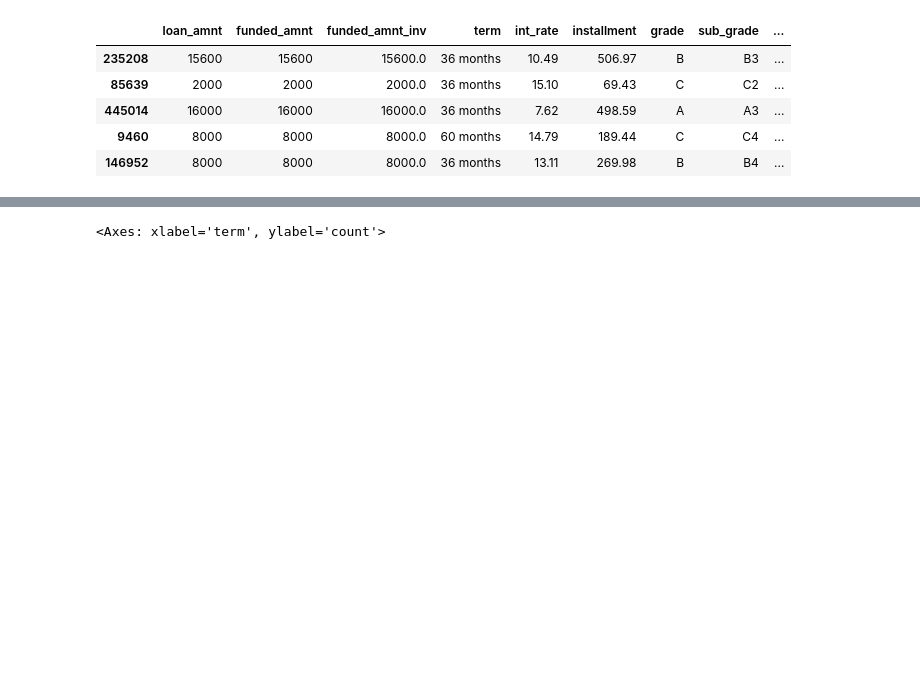
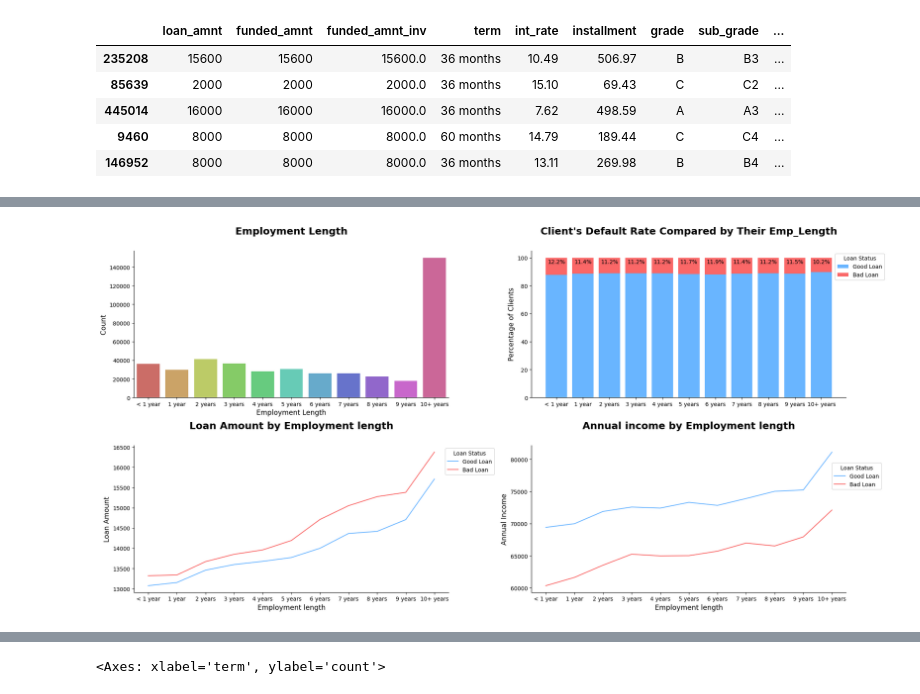
Before and after one commit to azaryasph/IDX-Partners-Project-Based-Internship-Prediction-Model, a Jupyter notebook: notebooks/Prediction Model.ipynb, the cells around one changed output, grey strips where cells are left out. Saved outputs shown, nothing was run; the diff lists cells and outputs as text; code cells hidden in the pictures; blank space fills up the shorter version.

Commit message:
chore: complete emplentgh eda without insight and recommendation

```diff
--- a/notebooks/Prediction Model.ipynb
+++ b/notebooks/Prediction Model.ipynb
@@ -468,0 +509,44 @@ dfloan.sample(5)
+# %%
+# Set the figure size
+plt.figure(figsize=(20, 10))
+
+# Define the order
+length_order = ['< 1 year', '1 year', '2 years', '3 years', '4 years', '5 years', '6 years', '7 years', '8 years', '9 years', '10+ years']
+
+# Convert the 'emp_length' column to a categorical type with the specified order
+dfloan['emp_length'] = pd.Categorical(dfloan['emp_length'], categories=length_order, ordered=True)
+
+plt.subplot(2, 2, 1)
+order_emp = dfloan.emp_length.value_counts().index
+sns.countplot(x='emp_length', data=dfloan, order=length_order, palette='hls')
+plt.title('Employment Length', fontsize=18, fontweight='bold', y=1.09)
+plt.xlabel('Employment Length', fontsize=12.5)
+plt.ylabel('Count', fontsize=12.5)
+
+
+plt.subplot(2, 2, 2)
+create_stacked_barchart(dfloan, 'emp_length', 'loan_status', length_order, target_colors, bbox_to_anchor=(1.13, 1))
+
+
+# Set the figure size
+plt.subplot(2, 2, 3)
+# Now you can plot without the 'order' argument
+sns.lineplot(x='emp_length', y='loan_amnt', data=dfloan, palette=['#69B5FF', '#FA6767'], ci=None, hue='loan_status')
+sns.despine()
+plt.title('Loan Amount by Employment length', fontsize=18, fontweight='bold', y=1.09)
+plt.xlabel('Employment length', fontsize=12.5)
+plt.ylabel('Loan Amount', fontsize=12.5)
+plt.legend(title='Loan Status', loc='upper left', bbox_to_anchor=(0.98, 1))
+
+
+plt.subplot(2, 2, 4)
+sns.lineplot(x='emp_length', y='annual_inc', data=dfloan, palette=['#69B5FF', '#FA6767'], ci=None, hue='loan_status')
+sns.despine()
+plt.title('Annual income by Employment length', fontsize=18, fontweight='bold', y=1.09)
+plt.xlabel('Employment length', fontsize=12.5)
+plt.ylabel('Annual Income', fontsize=12.5)
+plt.legend(title='Loan Status', loc='upper right', bbox_to_anchor=(1.12, 0.9))
+plt.tight_layout()
+plt.show()
+# %% [output]
+[figure, added]
```
Also changed, not shown: parts of 20 cells of this notebook.
